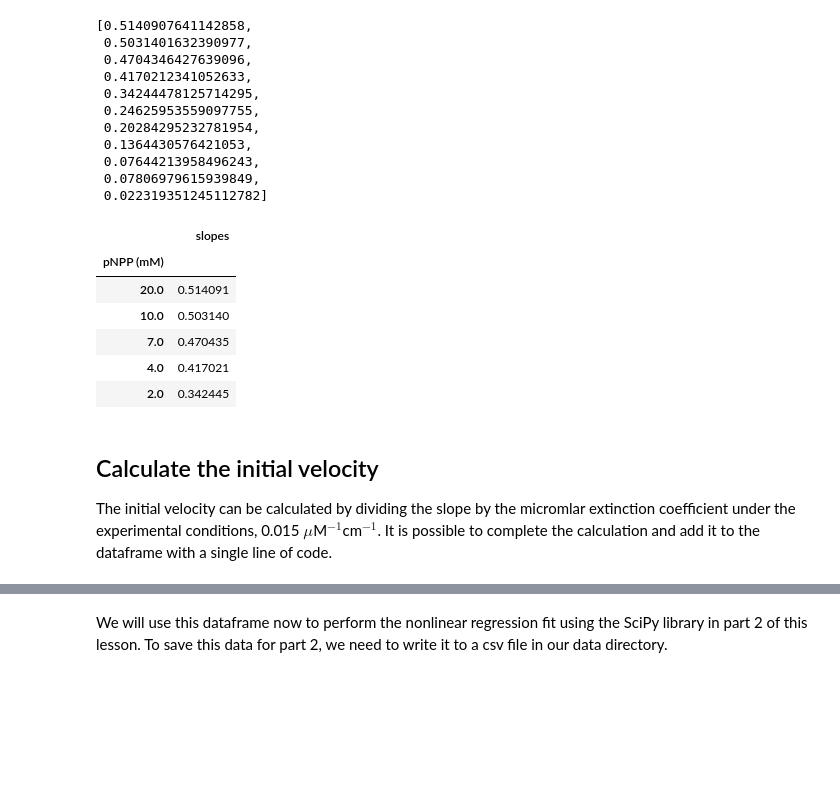
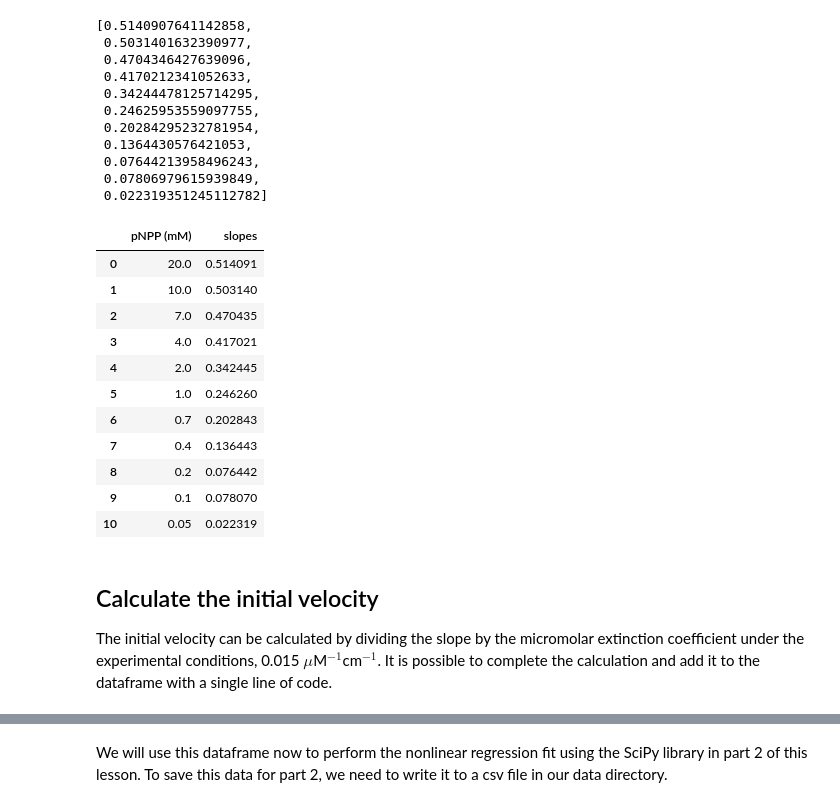
Before and after one commit to MolSSI-Education/python-scripting-biochemistry, a Jupyter notebook: biochemist-python/chapters/nonlinear_regression_part_1.ipynb, the cells around one changed output, grey strips where cells are left out. Drawn from its saved outputs; the diff is of its cells as text; code cells hidden in the pictures; blank space fills up the shorter version.

```diff
--- a/biochemist-python/chapters/nonlinear_regression_part_1.ipynb
+++ b/biochemist-python/chapters/nonlinear_regression_part_1.ipynb
@@ -142,25 +180,26 @@ slopes
 # %%
 # Populate the new dataframe with the slopes
 
 MM_df['slopes'] = slopes
 
 # Check the dataframe
 MM_df
-
-# Make 'pNPP (mM) the index'
-MM_df.set_index('pNPP (mM)', inplace=True)
-MM_df.head()
 # %% [output]
-|  | slopes |
-| pNPP (mM) |  |
-| 20.0 | 0.514091 |
-| 10.0 | 0.503140 |
-| 7.0 | 0.470435 |
-| 4.0 | 0.417021 |
-| 2.0 | 0.342445 |
+|  | pNPP (mM) | slopes |
+| 0 | 20.0 | 0.514091 |
+| 1 | 10.0 | 0.503140 |
+| 2 | 7.0 | 0.470435 |
+| 3 | 4.0 | 0.417021 |
+| 4 | 2.0 | 0.342445 |
+| 5 | 1.0 | 0.246260 |
+| 6 | 0.7 | 0.202843 |
+| 7 | 0.4 | 0.136443 |
+| 8 | 0.2 | 0.076442 |
+| 9 | 0.1 | 0.078070 |
+| 10 | 0.05 | 0.022319 |
 # %% [markdown]
 ## Calculate the initial velocity
-The initial velocity can be calculated by dividing the slope by the micromlar extinction coefficient under the experimental conditions, 0.015 $\mu$M$^{-1}$cm$^{-1}$. It is possible to complete the calculation and add it to the dataframe with a single line of code.
+The initial velocity can be calculated by dividing the slope by the micromolar extinction coefficient under the experimental conditions, 0.015 $\mu$M$^{-1}$cm$^{-1}$. It is possible to complete the calculation and add it to the dataframe with a single line of code.
 # %%
 # Calculate initial velocities and place those in a new column in the dataframe
 MM_df['initial velocities'] = MM_df['slopes'] / 0.015
```
Also changed, not shown: parts of 8 cells of this notebook.
